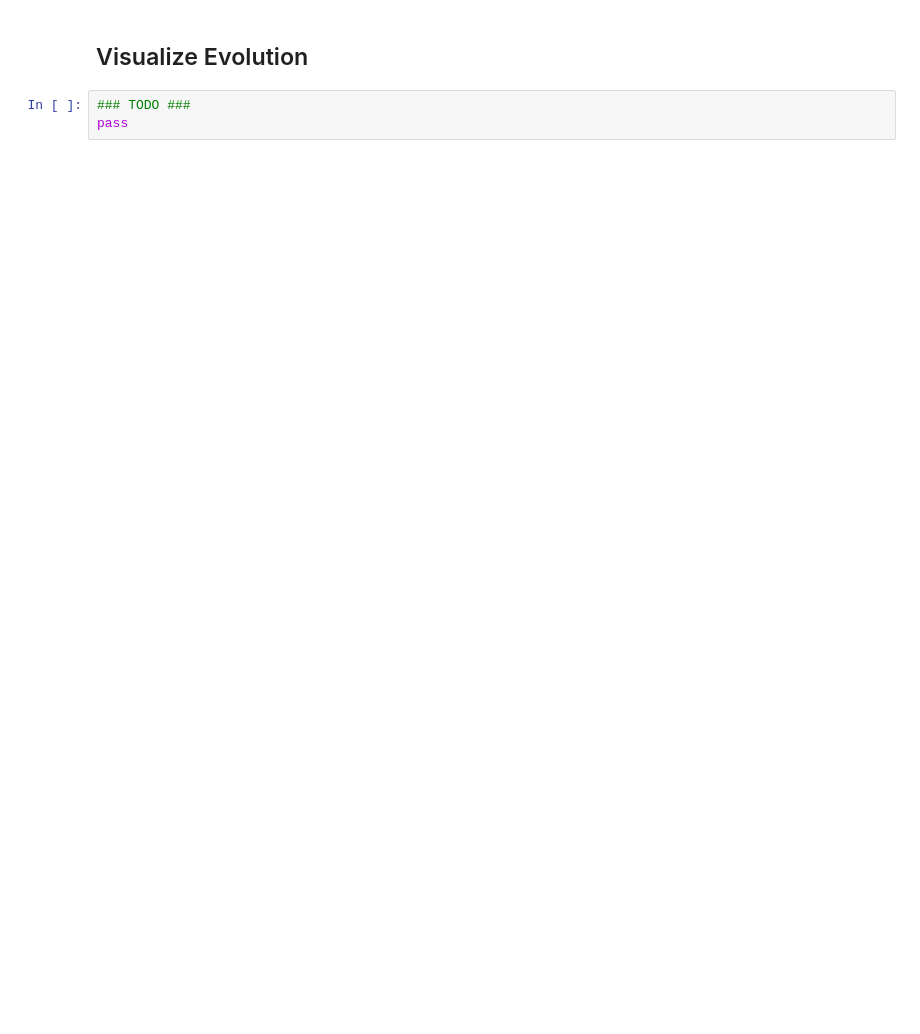
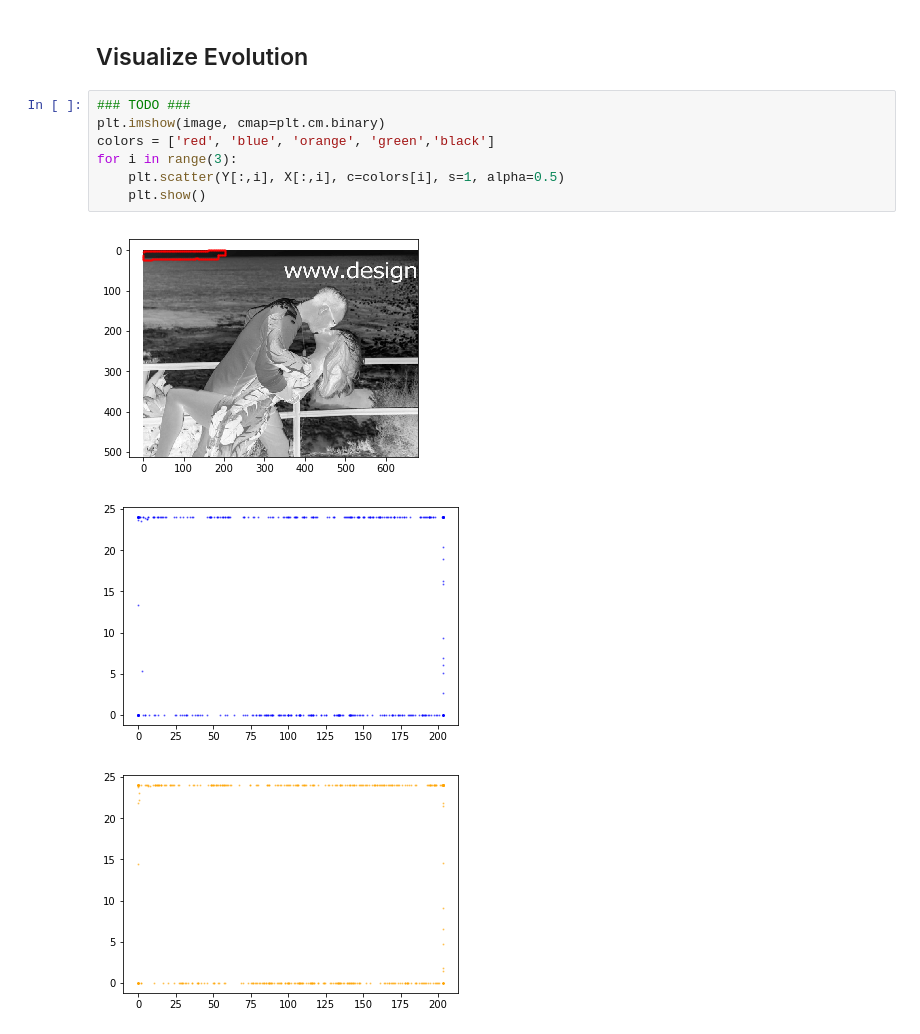
Before and after one commit to CS269-Capstone/t-snake-mask-generation, a Jupyter notebook: notebooks/Snake-Evolution-Tests.ipynb, the cells around one changed output. Drawn from its saved outputs; the diff is of its cells as text; blank space fills up the shorter version.

```diff
--- a/notebooks/Snake-Evolution-Tests.ipynb
+++ b/notebooks/Snake-Evolution-Tests.ipynb
@@ -136,5 +131,13 @@ IndexError: too many indices for array
 # %% [markdown]
 ## Visualize Evolution
-# %%
-### TODO ###
-pass
+# %%
+### TODO ###
+plt.imshow(image, cmap=plt.cm.binary)
+colors = ['red', 'blue', 'orange', 'green','black']
+for i in range(3):
+    plt.scatter(Y[:,i], X[:,i], c=colors[i], s=1, alpha=0.5)
+    plt.show()
+# %% [output]
+[figure, added]
+[figure, added]
+[figure, added]
```
Also changed, not shown: parts of 3 cells of this notebook, 5 other files.
